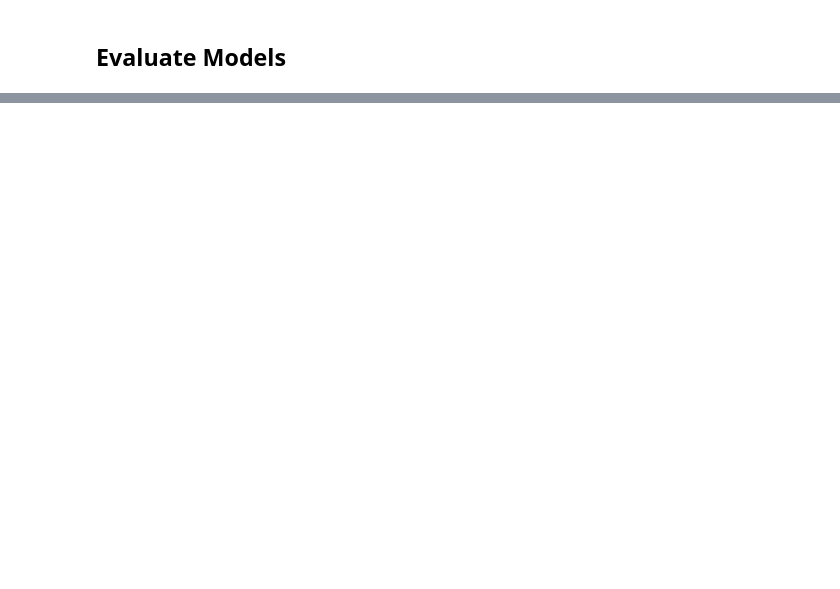
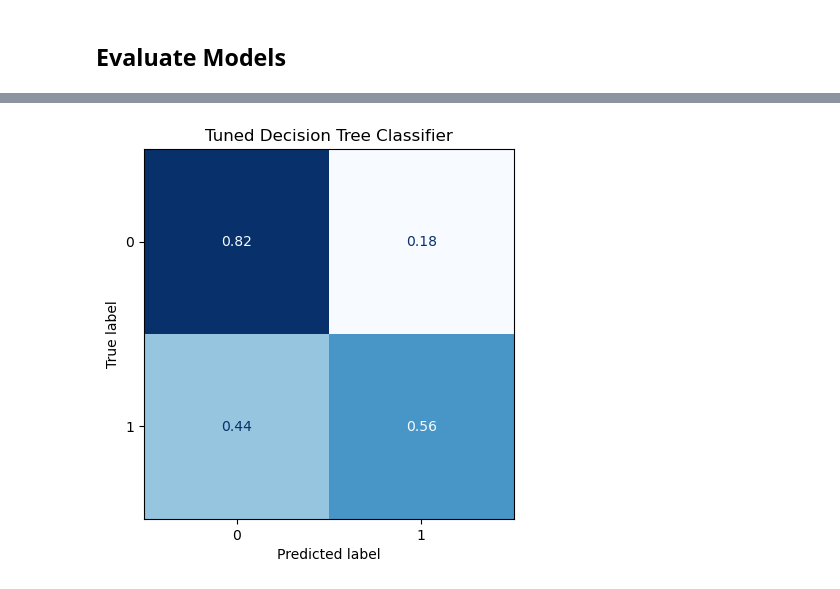
Before and after one commit to Martino93/Bank-Customer-Satisfaction-Classification, a Jupyter notebook: main.ipynb, the cells around one changed output, grey strips where cells are left out. Cells and saved outputs as stored; diff of their text form; code cells hidden in the pictures; blank space fills up the shorter version.

```diff
--- a/main.ipynb
+++ b/main.ipynb
@@ -164,0 +263,20 @@ df
+# %%
+from sklearn.metrics import confusion_matrix, f1_score
+
+# rerun tuned model
+model = DecisionTreeClassifier(
+    criterion = 'entropy',
+    max_depth = 3,
+    max_features = 'sqrt',
+    min_samples_leaf = 3,
+    class_weight='balanced',
+    random_state=42
+)
+model = model.fit(X_train_pca, Y_train)
+
+print(model.score(X_test_pca, Y_test))
+print(model.feature_importances_.shape)
+print(model.feature_importances_)
+
+prediction = model.predict(X_test_pca)
+print(f1_score(Y_test, prediction))
@@ -164,0 +303,9 @@ df
+# %%
+# display the confusion matrix
+cm = confusion_matrix(Y_test, prediction, normalize='true')
+disp = ConfusionMatrixDisplay(confusion_matrix=cm)
+disp.plot(cmap='Blues', colorbar=False)
+plt.title('Tuned Decision Tree Classifier')
+plt.show()
+# %% [output]
+[figure, added]
```
Also changed, not shown: parts of 23 cells of this notebook.
